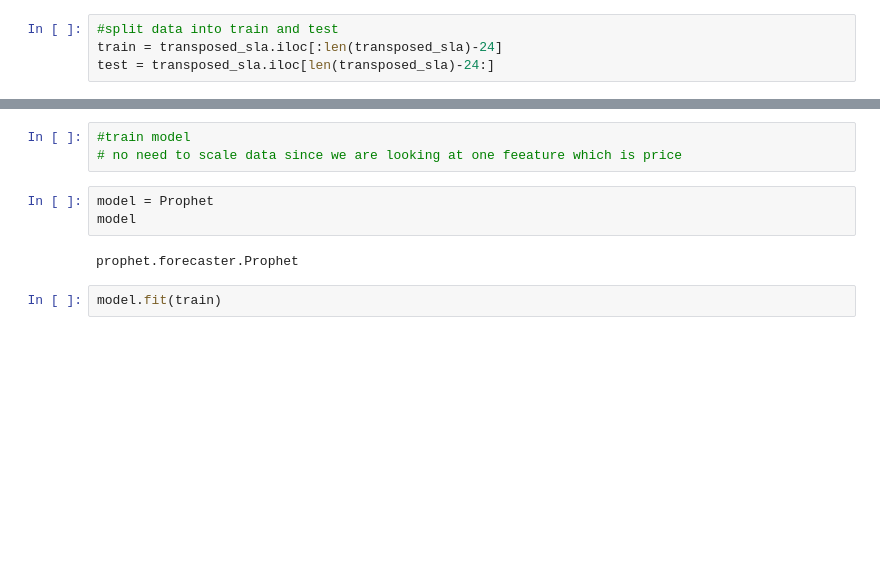
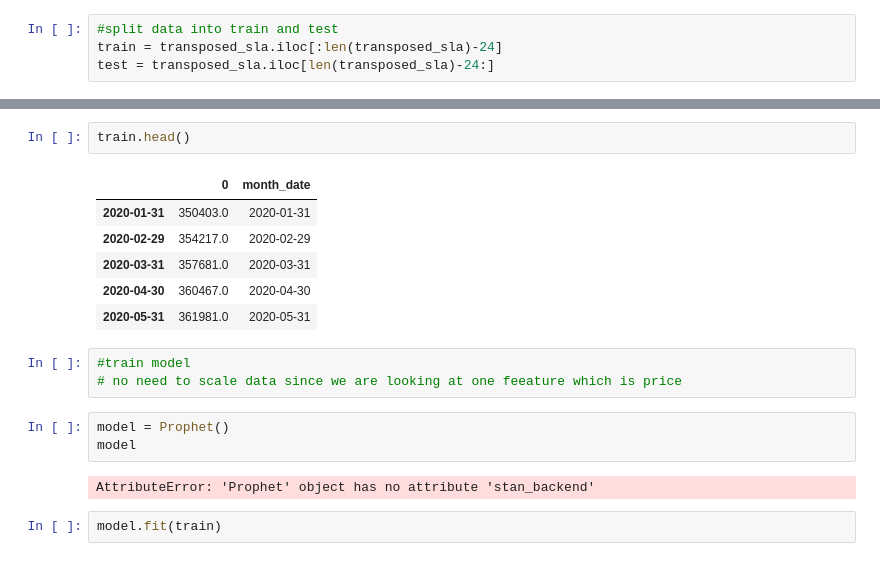
Before and after one commit to Ray54111/Housing-Prices-Machine-Learning-Project, a Jupyter notebook: prophet_model_predictions.ipynb, the cells around one changed output, grey strips where cells are left out. Saved outputs shown, nothing was run; the diff lists cells and outputs as text; blank space fills up the shorter version.

Commit message:
pushing updated version of prediction model notebook

```diff
--- a/prophet_model_predictions.ipynb
+++ b/prophet_model_predictions.ipynb
@@ -107,11 +149,20 @@ test = transposed_sla.iloc[len(transposed_sla)-24:]
+# %%
+train.head()
+# %% [output]
+|  | 0 | month_date |
+| 2020-01-31 | 350403.0 | 2020-01-31 |
+| 2020-02-29 | 354217.0 | 2020-02-29 |
+| 2020-03-31 | 357681.0 | 2020-03-31 |
+| 2020-04-30 | 360467.0 | 2020-04-30 |
+| 2020-05-31 | 361981.0 | 2020-05-31 |
 # %%
 #train model
 # no need to scale data since we are looking at one feeature which is price
 # %%
-model = Prophet
+model = Prophet()
 model
 # %% [output]
-prophet.forecaster.Prophet
+AttributeError: 'Prophet' object has no attribute 'stan_backend'
 # %%
 model.fit(train)
 # %% [output]
```
Also changed, not shown: parts of 9 cells of this notebook.
